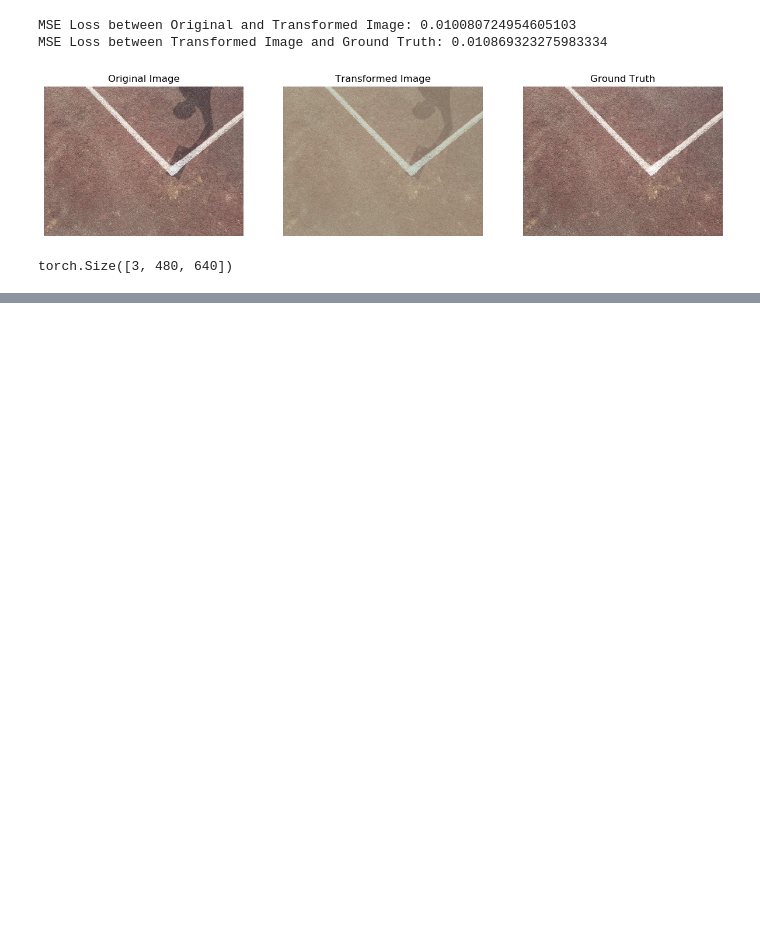
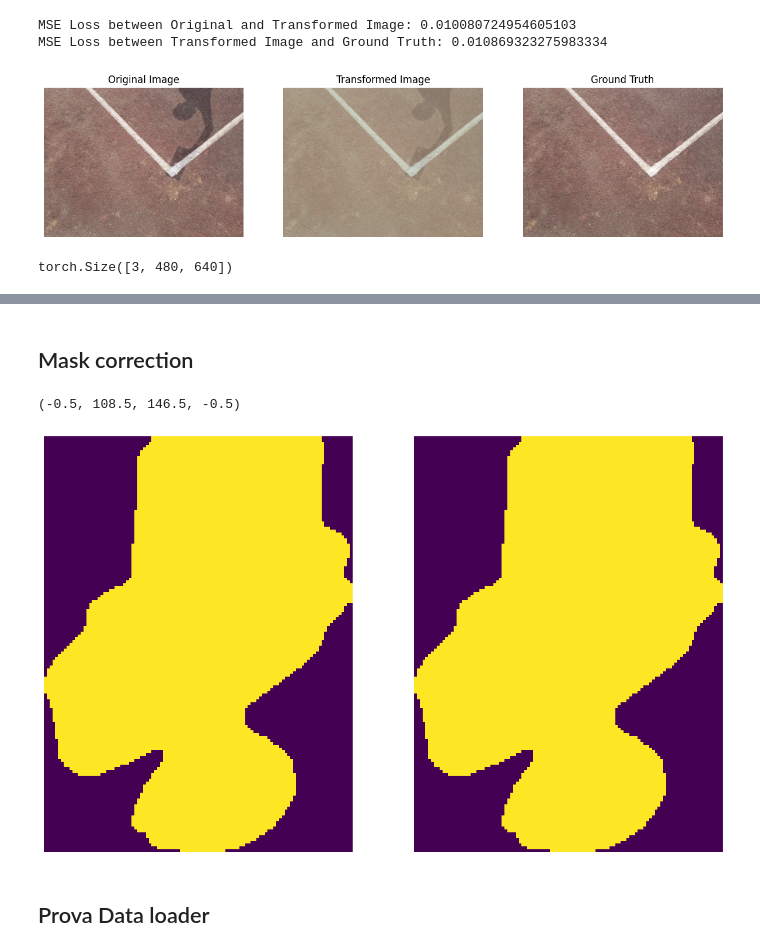
Before and after one commit to VHaardt/GL-OBI_Shadow-Removal, a Jupyter notebook: test_scripts/provvisorio.ipynb, the cells around one changed output, grey strips where cells are left out. Drawn from its saved outputs; the diff is of its cells as text; code cells hidden in the pictures; blank space fills up the shorter version.

```diff
--- a/test_scripts/provvisorio.ipynb
+++ b/test_scripts/provvisorio.ipynb
@@ -144,0 +339,2 @@ torch.Size([3, 480, 640])
+# %% [markdown]
+## Mask correction
@@ -144,0 +385,24 @@ torch.Size([3, 480, 640])
+# %%
+s = '123-1.png'
+mask = os.path.join('/home/vhaardt/Desktop/ShadowRemoval/data/ISTD_Dataset/test/test_B', s)#, shadow_images[index])
+
+img_mask = read_image(mask)[:,:,1]
+# %%
+processed_mask = process_mask(img_mask, min_size=100, max_size=100)
+# %%
+cordinate = crop_region(img_mask)
+cropped_image = img_mask[ cordinate[0]:cordinate[1], cordinate[2]:cordinate[3]]
+cordinate2 = crop_region(processed_mask)
+cropped_image2 = processed_mask[cordinate2[0]:cordinate2[1], cordinate2[2]:cordinate2[3]]
+# %%
+fig, axes = plt.subplots(1, 2, figsize=(15, 10))
+axes[0].imshow(cropped_image)
+axes[0].axis('off')
+
+axes[1].imshow(cropped_image2)
+axes[1].axis('off')
+# %% [output]
+(-0.5, 108.5, 146.5, -0.5)
+[figure, added]
+# %% [markdown]
+## Prova Data loader
```
Also changed, not shown: parts of 27 cells of this notebook, 13 other files.
